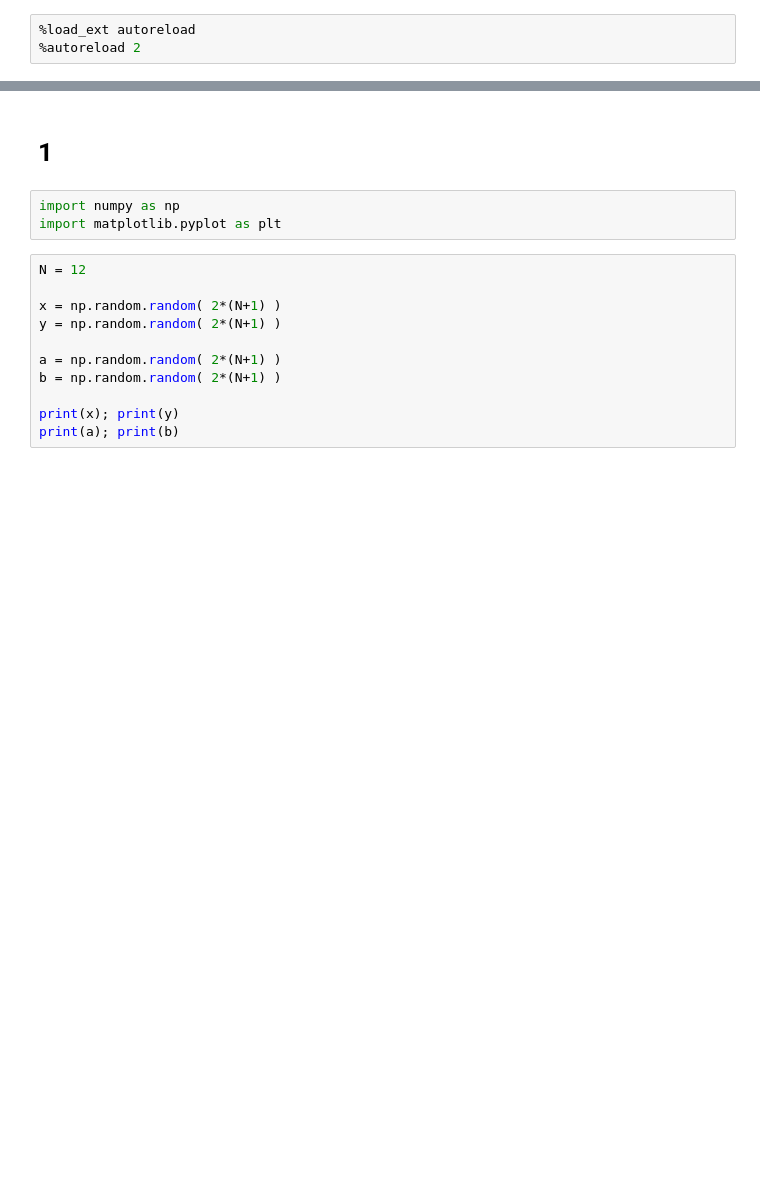
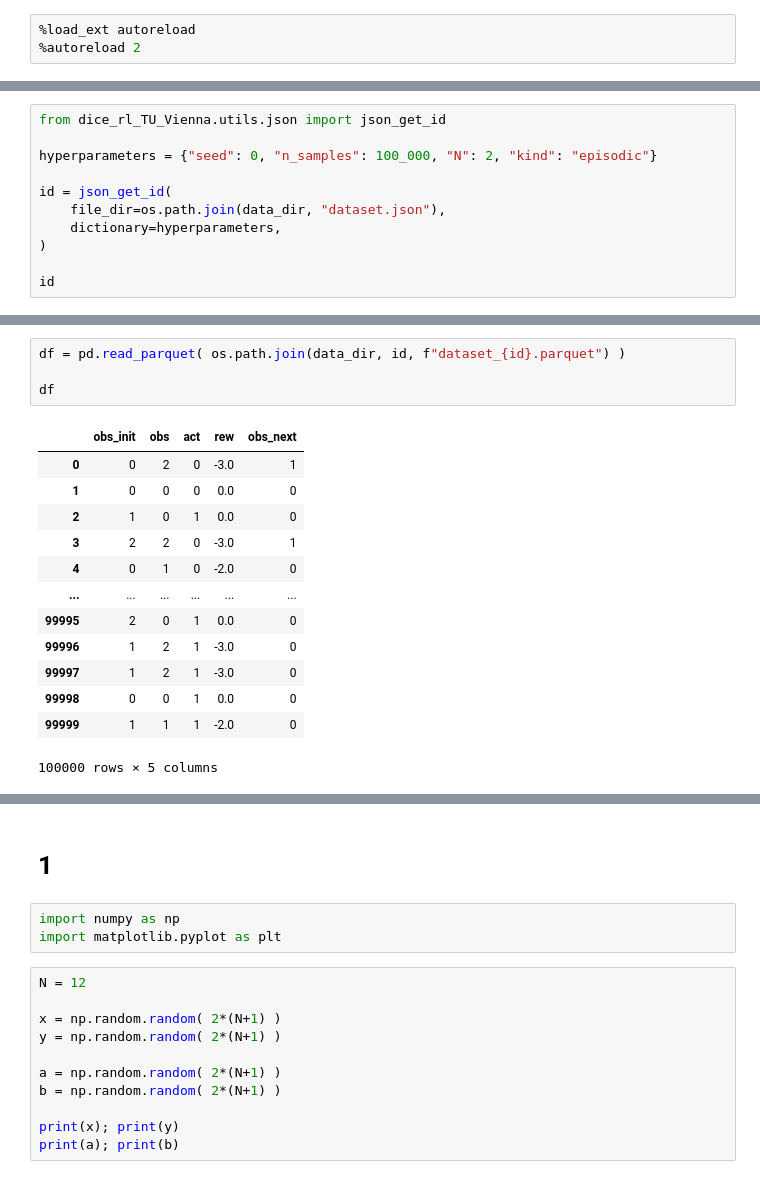
Before and after one commit to MrWhiteRichard/dice_rl_sepsis, a Jupyter notebook: test.ipynb, the cells around one changed output, grey strips where cells are left out. Drawn from its saved outputs; the diff is of its cells as text; blank space fills up the shorter version.

```diff
--- a/test.ipynb
+++ b/test.ipynb
@@ -3,0 +169,11 @@
+# %%
+from dice_rl_TU_Vienna.utils.json import json_get_id
+
+hyperparameters = {"seed": 0, "n_samples": 100_000, "N": 2, "kind": "episodic"}
+
+id = json_get_id(
+    file_dir=os.path.join(data_dir, "dataset.json"),
+    dictionary=hyperparameters,
+)
+
+id
@@ -3,0 +182,18 @@
+# %%
+df = pd.read_parquet( os.path.join(data_dir, id, f"dataset_{id}.parquet") )
+
+df
+# %% [output]
+|  | obs_init | obs | act | rew | obs_next |
+| 0 | 0 | 2 | 0 | -3.0 | 1 |
+| 1 | 0 | 0 | 0 | 0.0 | 0 |
+| 2 | 1 | 0 | 1 | 0.0 | 0 |
+| 3 | 2 | 2 | 0 | -3.0 | 1 |
+| 4 | 0 | 1 | 0 | -2.0 | 0 |
+| ... | ... | ... | ... | ... | ... |
+| 99995 | 2 | 0 | 1 | 0.0 | 0 |
+| 99996 | 1 | 2 | 1 | -3.0 | 0 |
+| 99997 | 1 | 2 | 1 | -3.0 | 0 |
+| 99998 | 0 | 0 | 1 | 0.0 | 0 |
+| 99999 | 1 | 1 | 1 | -2.0 | 0 |
+100000 rows × 5 columns
```
Also changed, not shown: parts of 35 cells of this notebook.
